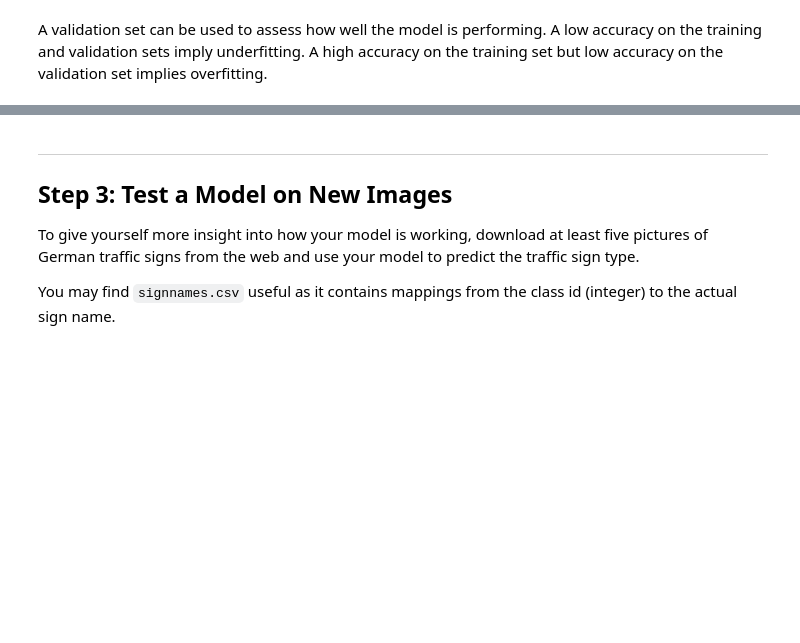
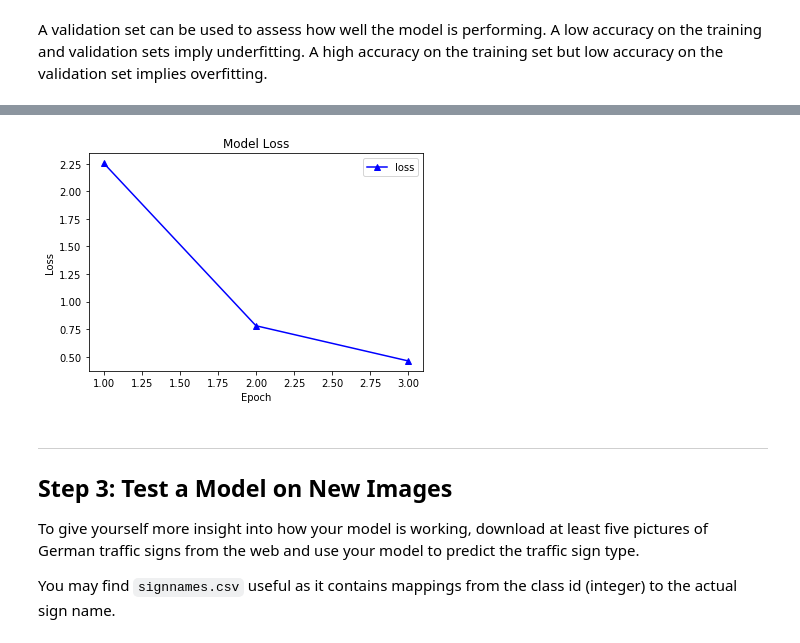
Before and after one commit to bkaewell/self-driving-car, a Jupyter notebook: P2-traffic-sign-classifier/Traffic_Sign_Classifier.ipynb, the cells around one changed output, grey strips where cells are left out. Saved outputs shown, nothing was run; the diff lists cells and outputs as text; code cells hidden in the pictures; blank space fills up the shorter version.

```diff
--- a/P2-traffic-sign-classifier/Traffic_Sign_Classifier.ipynb
+++ b/P2-traffic-sign-classifier/Traffic_Sign_Classifier.ipynb
@@ -407,3 +430,15 @@ Model saved
+# %%
+    # Plot Model Loss
+    x = np.linspace(1, EPOCHS, EPOCHS)
+    y = np.array(avg_loss_list)
+    plt.plot(x, y, 'b^-', label='loss')
+    plt.xlabel('Epoch')
+    plt.ylabel('Loss')
+    plt.title('Model Loss')
+    plt.legend(loc='upper right')
+    plt.show()
+# %% [output]
+[figure, added]
 # %% [markdown]
 ---
 
```
Also changed, not shown: parts of 6 cells of this notebook, 1 other file.
